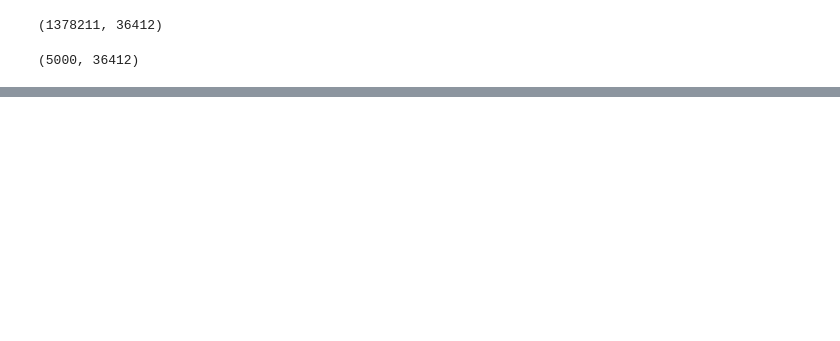
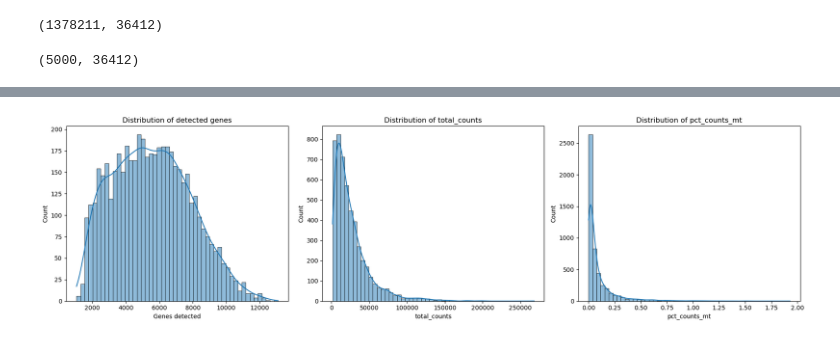
Before and after one commit to silvanaycristo/NeuroNet_AD, a Jupyter notebook: notebooks /01_loading&preprocessing_h5ad.ipynb, the cells around one changed output, grey strips where cells are left out. Cells and saved outputs as stored; diff of their text form; code cells hidden in the pictures; blank space fills up the shorter version.

```diff
--- a/notebooks /01_loading&preprocessing_h5ad.ipynb
+++ b/notebooks /01_loading&preprocessing_h5ad.ipynb
@@ -137,0 +159,17 @@ sc.pl.violin(
+# %%
+# Histograms to visualize the data distribution
+fig, axes = plt.subplots(1, 3, figsize=(18, 5))
+
+sns.histplot(adata_sample.obs["Genes detected"], bins=50, kde=True, ax=axes[0])
+axes[0].set_title("Distribution of detected genes")
+
+sns.histplot(adata_sample.obs["total_counts"], bins=50, kde=True, ax=axes[1])
+axes[1].set_title("Distribution of total_counts")
+
+sns.histplot(adata_sample.obs["pct_counts_mt"], bins=50, kde=True, ax=axes[2])
+axes[2].set_title("Distribution of pct_counts_mt")
+
+plt.tight_layout()
+plt.show()
+# %% [output]
+[figure, added]
```
Also changed, not shown: parts of 28 cells of this notebook.
